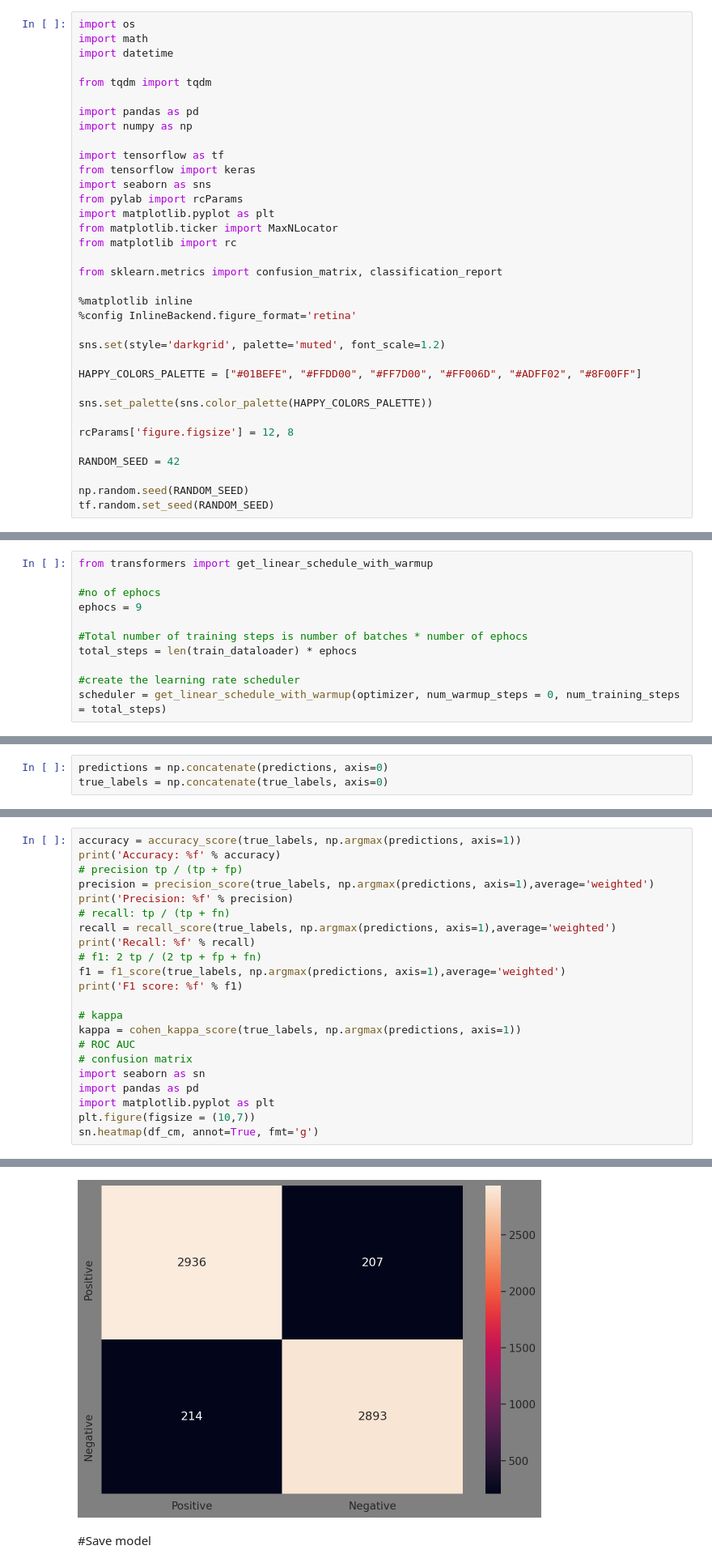
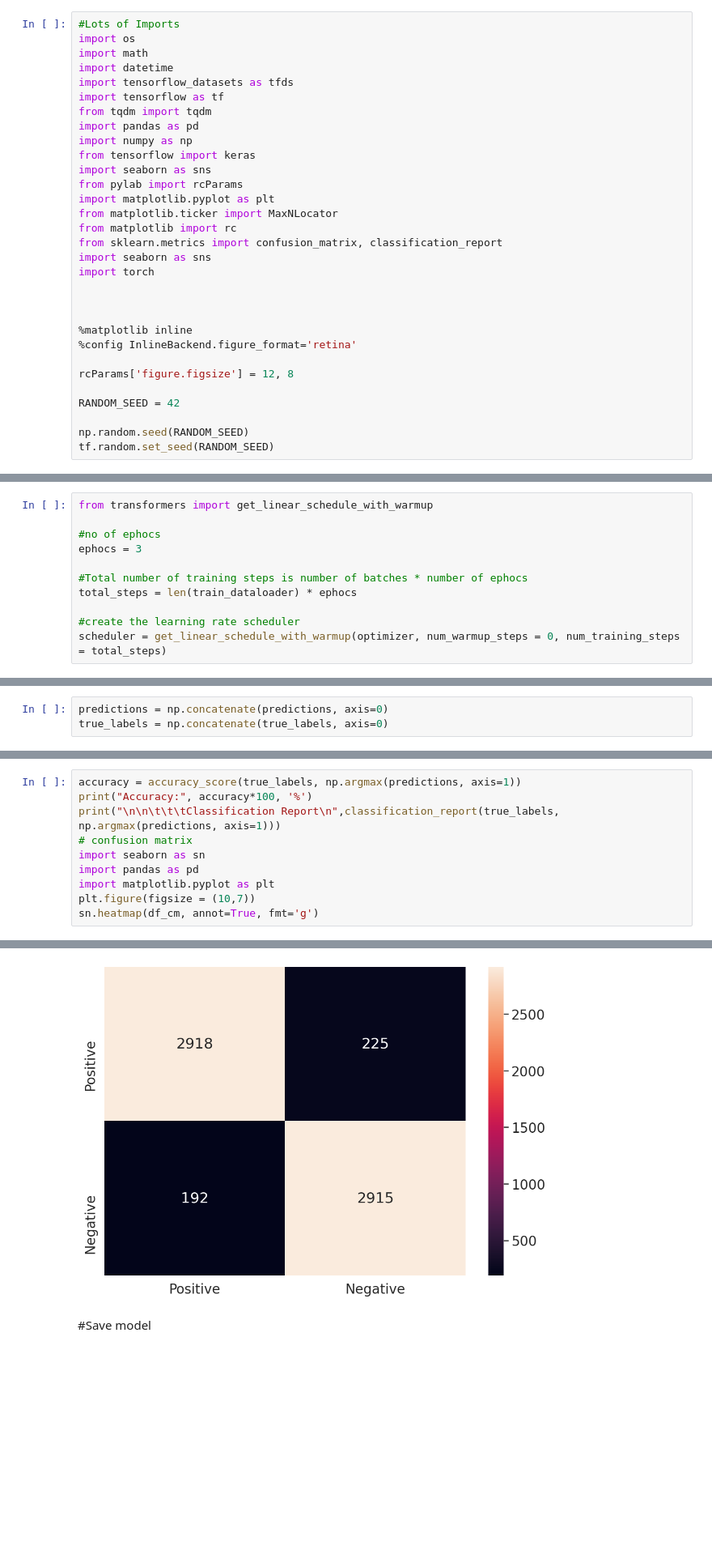
Before and after one commit to siddsh/Movie-Review-Classification, a Jupyter notebook: BERT_for_Movie_Review.ipynb, the cells around one changed output, grey strips where cells are left out. Shown at 81% size. Cells and saved outputs as stored; diff of their text form; blank space fills up the shorter version.

```diff
--- a/BERT_for_Movie_Review.ipynb
+++ b/BERT_for_Movie_Review.ipynb
@@ -1,33 +1,29 @@
 # %% [markdown]
 <a href="https://colab.research.google.com/github/siddsh/Movie-Review-Classification/blob/master/BERT_for_Movie_Review.ipynb" target="_parent"><img src="https://colab.research.google.com/assets/colab-badge.svg" alt="Open In Colab"/></a>
 # %%
+#Lots of Imports
 import os
 import math
 import datetime
-
+import tensorflow_datasets as tfds
+import tensorflow as tf
 from tqdm import tqdm
-
 import pandas as pd
 import numpy as np
-
-import tensorflow as tf
 from tensorflow import keras
 import seaborn as sns
 from pylab import rcParams
 import matplotlib.pyplot as plt
 from matplotlib.ticker import MaxNLocator
 from matplotlib import rc
+from sklearn.metrics import confusion_matrix, classification_report
+import seaborn as sns
+import torch
 
-from sklearn.metrics import confusion_matrix, classification_report
+
 
 %matplotlib inline
 %config InlineBackend.figure_format='retina'
-
-sns.set(style='darkgrid', palette='muted', font_scale=1.2)
-
-HAPPY_COLORS_PALETTE = ["#01BEFE", "#FFDD00", "#FF7D00", "#FF006D", "#ADFF02", "#8F00FF"]
-
-sns.set_palette(sns.color_palette(HAPPY_COLORS_PALETTE))
 
 rcParams['figure.figsize'] = 12, 8
 
@@ -427,7 +356,7 @@ optimizer = AdamW(model.parameters(), lr = 2e-5, eps = 1e-8)
 from transformers import get_linear_schedule_with_warmup
 
 #no of ephocs
-ephocs = 9
+ephocs = 3
 
 #Total number of training steps is number of batches * number of ephocs
 total_steps = len(train_dataloader) * ephocs
@@ -832,20 +687,8 @@ from sklearn.metrics import roc_auc_score
 from sklearn.metrics import confusion_matrix
 # %%
 accuracy = accuracy_score(true_labels, np.argmax(predictions, axis=1))
-print('Accuracy: %f' % accuracy)
-# precision tp / (tp + fp)
-precision = precision_score(true_labels, np.argmax(predictions, axis=1),average='weighted')
-print('Precision: %f' % precision)
-# recall: tp / (tp + fn)
-recall = recall_score(true_labels, np.argmax(predictions, axis=1),average='weighted')
-print('Recall: %f' % recall)
-# f1: 2 tp / (2 tp + fp + fn)
-f1 = f1_score(true_labels, np.argmax(predictions, axis=1),average='weighted')
-print('F1 score: %f' % f1)
-
-# kappa
-kappa = cohen_kappa_score(true_labels, np.argmax(predictions, axis=1))
-# ROC AUC
+print("Accuracy:", accuracy*100, '%')
+print("\n\n\t\t\tClassification Report\n",classification_report(true_labels, np.argmax(predictions, axis=1)))
 # confusion matrix
 import seaborn as sn
 import pandas as pd
@@ -860,5 +711,5 @@ F1 score: 0.932639
 <matplotlib.axes._subplots.AxesSubplot at 0x...>
-[figure, old version]
+[figure, new version]
 # %% [markdown]
 #Save model
 # %%
```
Also changed, not shown: parts of 44 cells of this notebook.
